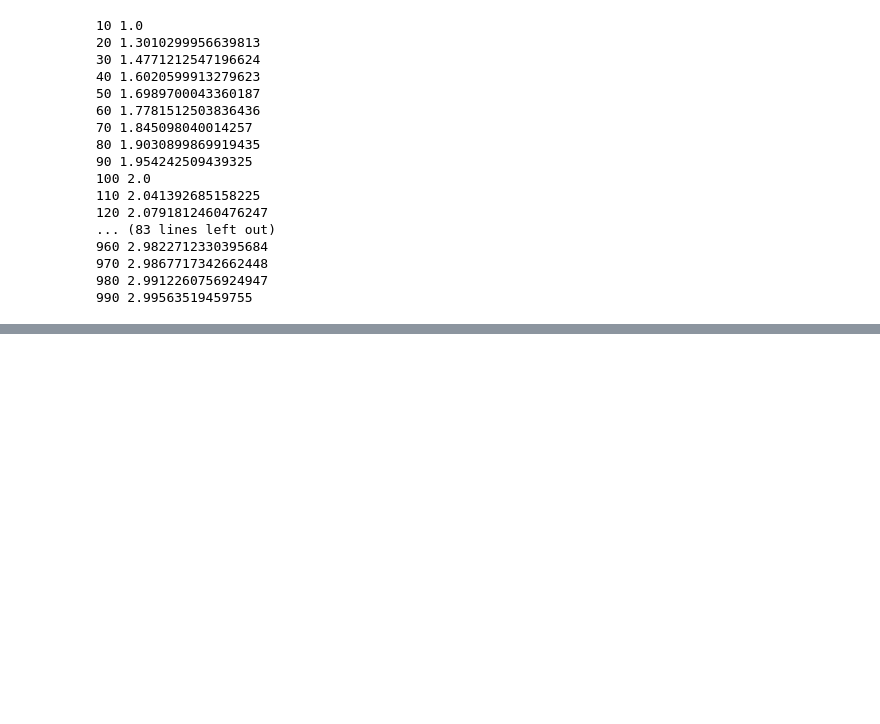
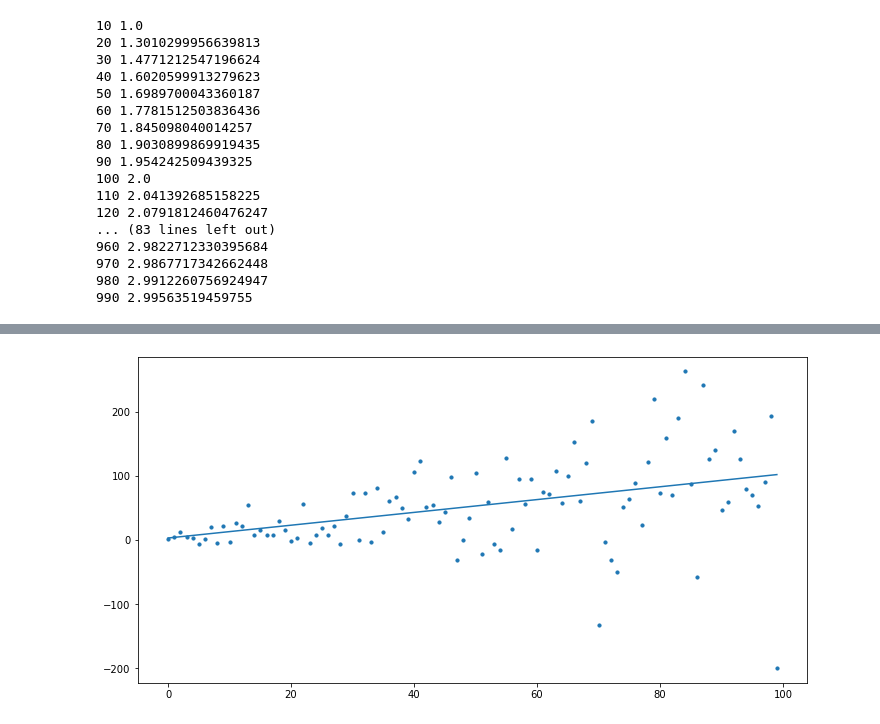
Before and after one commit to cadenwurzbacher/Computational-Economics-Submissions, a Jupyter notebook: ICP/ICP 4.ipynb, the cells around one changed output, grey strips where cells are left out. Drawn from its saved outputs; the diff is of its cells as text; code cells hidden in the pictures; blank space fills up the shorter version.

```diff
--- a/ICP/ICP 4.ipynb
+++ b/ICP/ICP 4.ipynb
@@ -171,0 +440,14 @@ for i in range(10, 1000, 10):
+# %%
+import random
+
+points = []
+for point in line:
+    points.append(random.normalvariate(point, point))
+
+figure = plt.figure(figsize = (12, 6))
+plt.plot(line)
+plt.scatter(np.arange(len(points)), points, s = 10)
+
+plt.show()
+# %% [output]
+[figure, added]
```
Also changed, not shown: parts of 29 cells of this notebook, 1 other file.
